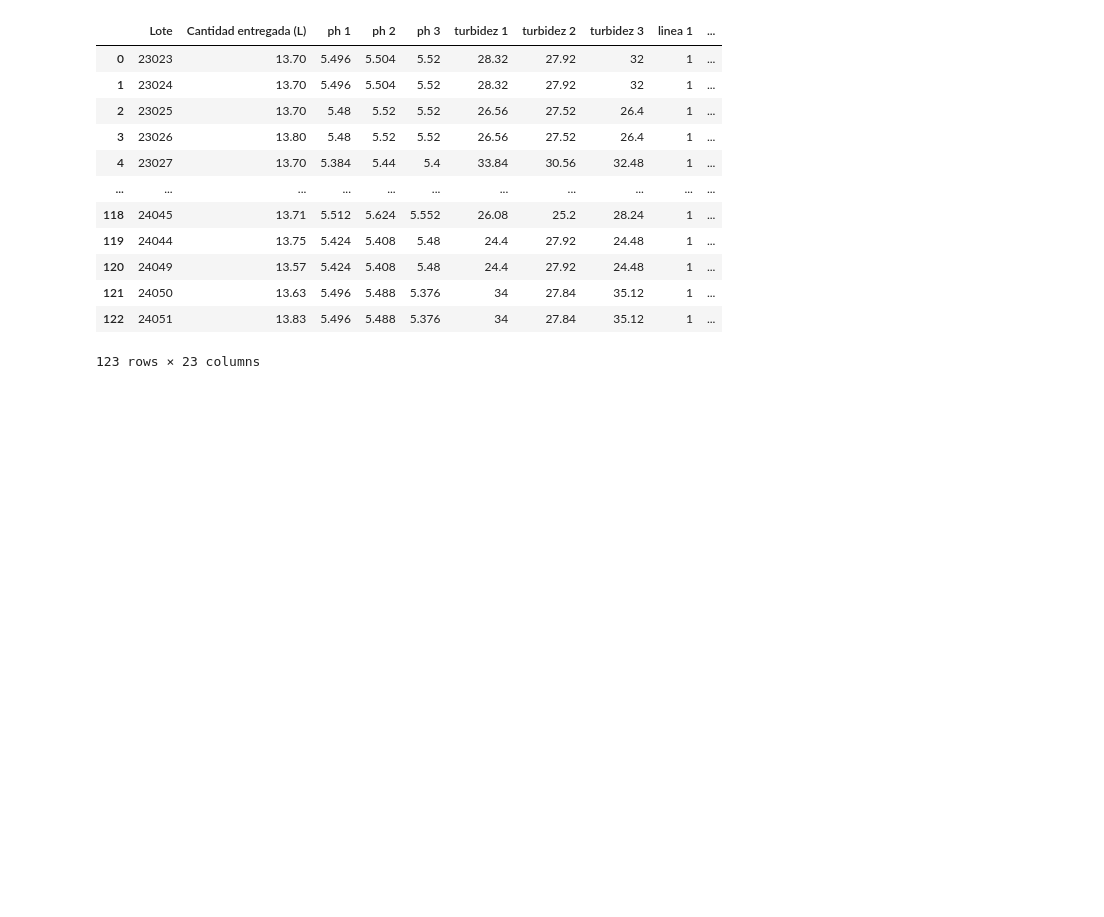
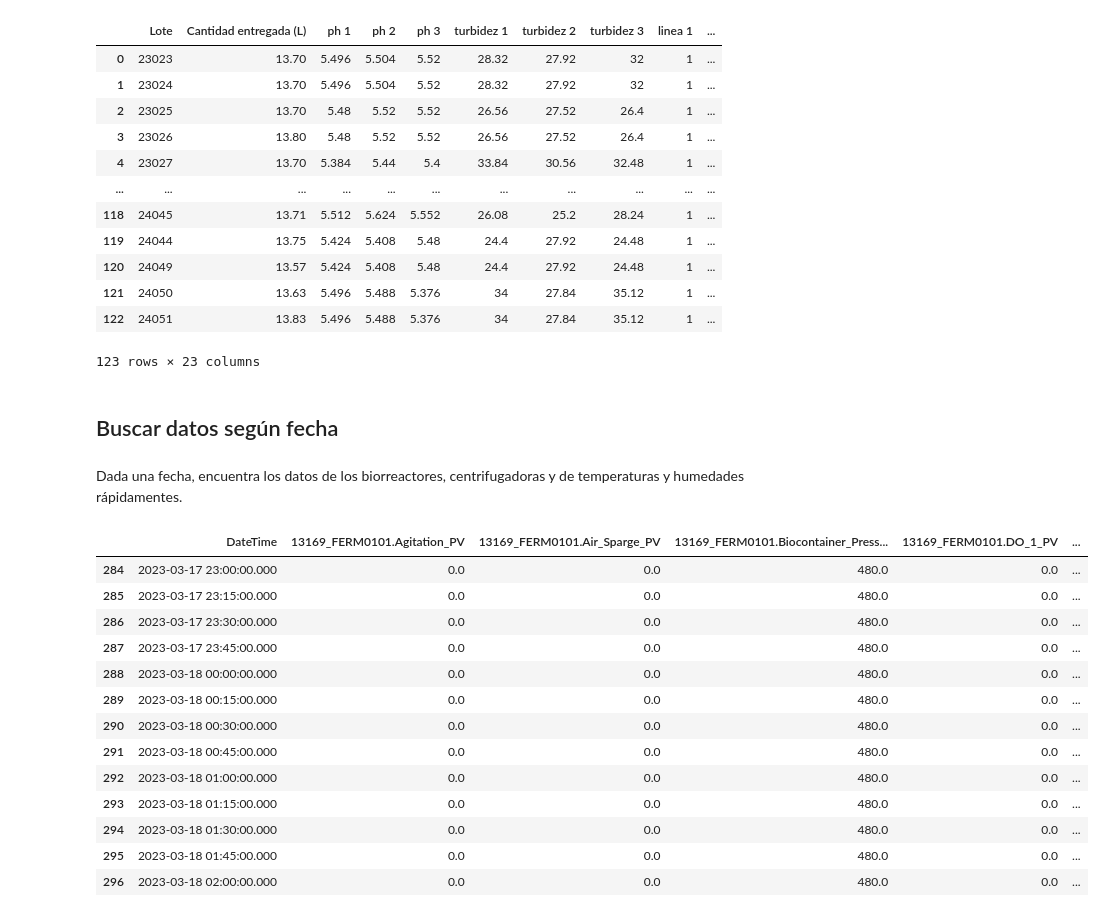
Before and after one commit to pablopertusa/datathon2024, a Jupyter notebook: exploratorio/analisis_exploratorio.ipynb, the cells around one changed output. Drawn from its saved outputs; the diff is of its cells as text; code cells hidden in the pictures; blank space fills up the shorter version.

Commit message:
f buscar fechas

```diff
--- a/exploratorio/analisis_exploratorio.ipynb
+++ b/exploratorio/analisis_exploratorio.ipynb
@@ -160,3 +160,5 @@ df
 123 rows × 23 columns
 # %%
 df.to_csv('dataframe_exploratorio.csv', index=False)
+# %% [markdown]
+## Buscar datos según fecha
@@ -162,0 +167,25 @@ df.to_csv('dataframe_exploratorio.csv', index=False)
+# %% [markdown]
+Dada una fecha, encuentra los datos de los biorreactores, centrifugadoras y de temperaturas y humedades rápidamentes.
+# %%
+def encontrar_subdataset_entre_fechas(df: pd.DataFrame, fecha_inicio: str, fecha_fin: str) -> pd.DataFrame:
+    result = {}
+    result['DateTime'] = df['DateTime'].map(lambda x: datetime.strptime(x[:-4], '%Y-%m-%d %H:%M:%S'))
+    col_bool = (result['DateTime'] >= datetime.strptime(fecha_inicio, '%Y-%m-%d %H:%M:%S')) & (result['DateTime'] <= datetime.strptime(fecha_fin, '%Y-%m-%d %H:%M:%S'))
+    return df[col_bool]
+
+encontrar_subdataset_entre_fechas(dataframes['../datos/Biorreactor 13169.xlsx/Datos'], '2023-03-17 23:00:00', '2023-03-18 02:00:00')
+# %% [output]
+|  | DateTime | 13169_FERM0101.Agitation_PV | 13169_FERM0101.Air_Sparge_PV | 13169_FERM0101.Biocontainer_Press... | 13169_FERM0101.DO_1_PV | ... |
+| 284 | 2023-03-17 23:00:00.000 | 0.0 | 0.0 | 480.0 | 0.0 | ... |
+| 285 | 2023-03-17 23:15:00.000 | 0.0 | 0.0 | 480.0 | 0.0 | ... |
+| 286 | 2023-03-17 23:30:00.000 | 0.0 | 0.0 | 480.0 | 0.0 | ... |
+| 287 | 2023-03-17 23:45:00.000 | 0.0 | 0.0 | 480.0 | 0.0 | ... |
+| 288 | 2023-03-18 00:00:00.000 | 0.0 | 0.0 | 480.0 | 0.0 | ... |
+| 289 | 2023-03-18 00:15:00.000 | 0.0 | 0.0 | 480.0 | 0.0 | ... |
+| 290 | 2023-03-18 00:30:00.000 | 0.0 | 0.0 | 480.0 | 0.0 | ... |
+| 291 | 2023-03-18 00:45:00.000 | 0.0 | 0.0 | 480.0 | 0.0 | ... |
+| 292 | 2023-03-18 01:00:00.000 | 0.0 | 0.0 | 480.0 | 0.0 | ... |
+| 293 | 2023-03-18 01:15:00.000 | 0.0 | 0.0 | 480.0 | 0.0 | ... |
+| 294 | 2023-03-18 01:30:00.000 | 0.0 | 0.0 | 480.0 | 0.0 | ... |
+| 295 | 2023-03-18 01:45:00.000 | 0.0 | 0.0 | 480.0 | 0.0 | ... |
+| 296 | 2023-03-18 02:00:00.000 | 0.0 | 0.0 | 480.0 | 0.0 | ... |
```
Also changed, not shown: parts of 1 cell of this notebook.
